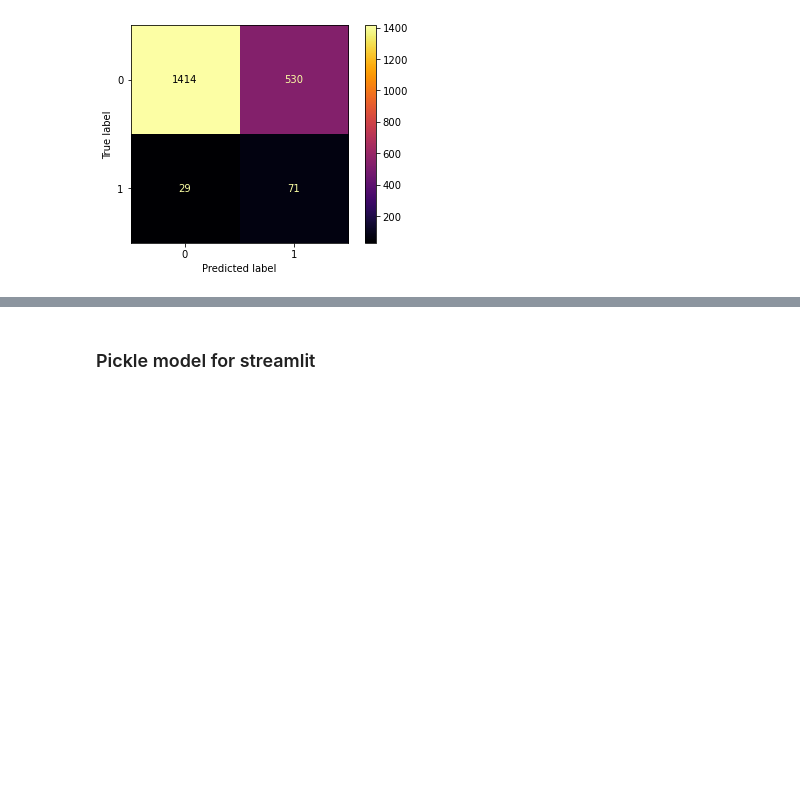
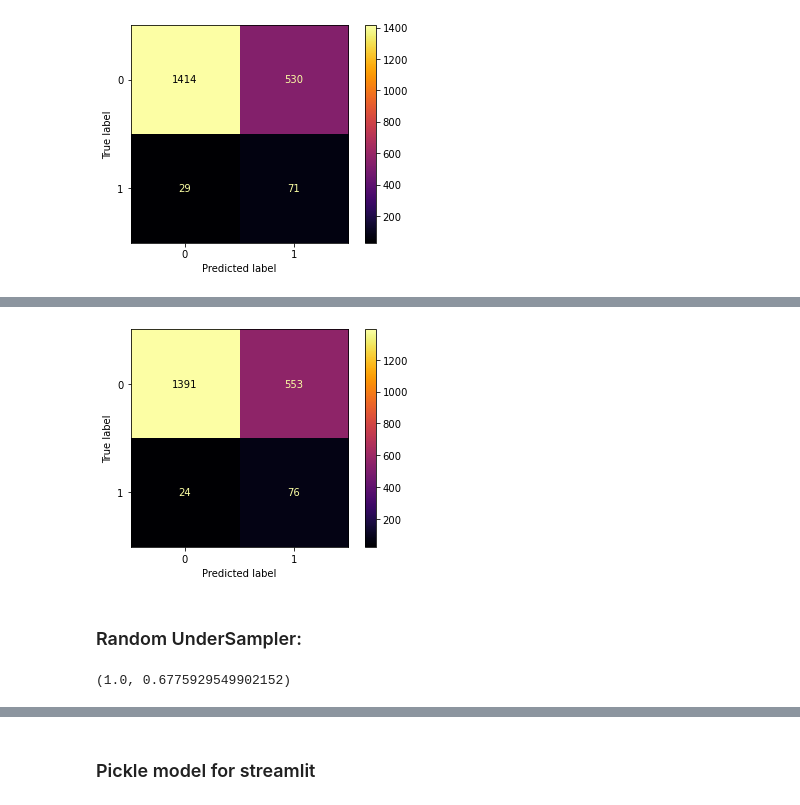
Before and after one commit to plarkin13/stroke_prediction_kaggle, a Jupyter notebook: Scrapwork.ipynb, the cells around one changed output, grey strips where cells are left out. Saved outputs shown, nothing was run; the diff lists cells and outputs as text; code cells hidden in the pictures; blank space fills up the shorter version.

```diff
--- a/Scrapwork.ipynb
+++ b/Scrapwork.ipynb
@@ -392,0 +398,11 @@ plot_confusion_matrix(rfc_smote, Xs_test, y_test, cmap='inferno')
+# %%
+ros = RandomOverSampler()
+Xs_train_over, y_train_over = ros.fit_resample(Xs_train, y_train)
+
+"""print_sampling_stats(Xs_train, X_train_over,
+                     y_train, y_train_over,
+                     y_test)"""
+
+rfc_ros = RandomForestClassifier(max_depth=6)
+rfc_ros.fit(Xs_train_over, y_train_over)
+rfc_ros.score(Xs_train_over, y_train_over), rfc_ros.score(Xs_test, y_test)
@@ -392,0 +440,20 @@ plot_confusion_matrix(rfc_smote, Xs_test, y_test, cmap='inferno')
+# %%
+plot_confusion_matrix(rfc_ros, Xs_test, y_test, cmap='inferno');
+# %% [output]
+[figure, added]
+# %% [markdown]
+### Random UnderSampler:
+# %%
+rus = RandomUnderSampler()
+
+Xs_train_under, y_train_under = rus.fit_resample(Xs_train, y_train)
+
+'''print_sampling_stats(Xs_train, X_train_under,
+                    y_train, y_train_under,
+                    y_test)'''
+
+rfc_rus = RandomForestClassifier(max_depth=10)
+rfc_rus.fit(Xs_train_under, y_train_under)
+rfc_rus.score(Xs_train_under, y_train_under), rfc_rus.score(Xs_test, y_test)
+# %% [output]
+(1.0, 0.6775929549902152)
```
Also changed, not shown: parts of 39 cells of this notebook, 1 other file.
